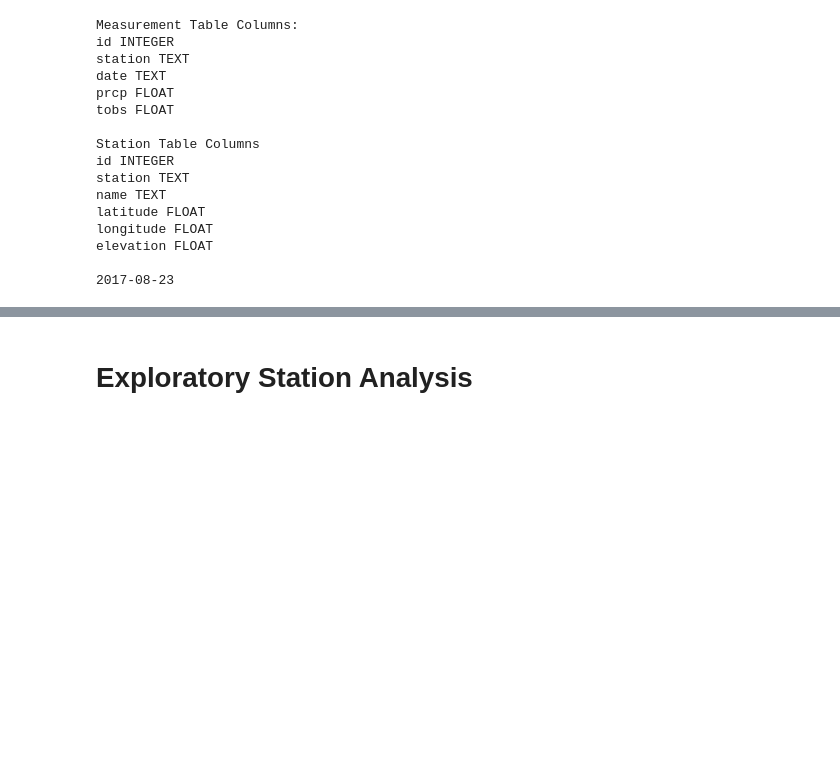
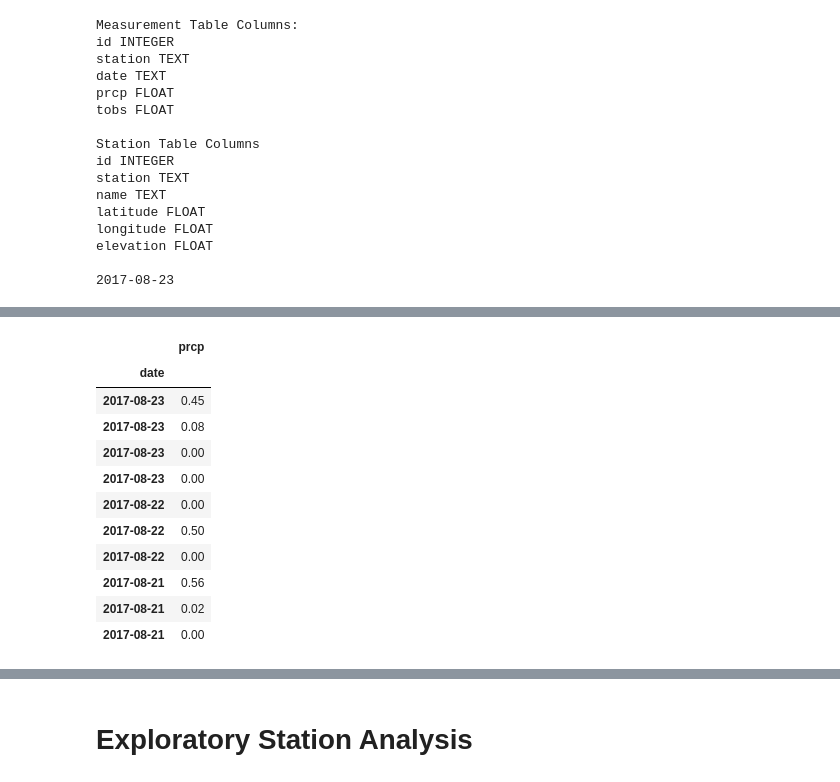
Before and after one commit to danskan/sqlalchemy-challenge, a Jupyter notebook: climate_starter.ipynb, the cells around one changed output, grey strips where cells are left out. Cells and saved outputs as stored; diff of their text form; code cells hidden in the pictures; blank space fills up the shorter version.

```diff
--- a/climate_starter.ipynb
+++ b/climate_starter.ipynb
@@ -79,15 +79,19 @@ elevation FLOAT
 # Starting from the most recent data point in the database.
 
 # Calculate the date one year from the last date in data set.
-
+one_year_ago = dt.datetime.strptime(most_recent_date[0], '%Y-%m-%d') - dt.timedelta(days=365)
+print(f'Last Twelve Months: {one_year_ago}')
 
 # Perform a query to retrieve the data and precipitation scores
-
+selection = [measurement.date, measurement.prcp]
+precip = session.query(*selection).filter(measurement.date >= one_year_ago).all()
 
 # Save the query results as a Pandas DataFrame and set the index to the date column
-
+precip_df = pd.DataFrame(precip)
 
 # Sort the dataframe by date
-
-
-# Use Pandas Plotting with Matplotlib to plot the data
+precip_df.sort_values(['date'], ascending = False, inplace=True)
+precip_df.dropna(how='any', inplace=True)
+final_precip_df = precip_df.set_index('date')
+final_precip_df.head(10)
+# %% [output]
@@ -93,0 +99,12 @@ elevation FLOAT
+|  | prcp |
+| date |  |
+| 2017-08-23 | 0.45 |
+| 2017-08-23 | 0.08 |
+| 2017-08-23 | 0.00 |
+| 2017-08-23 | 0.00 |
+| 2017-08-22 | 0.00 |
+| 2017-08-22 | 0.50 |
+| 2017-08-22 | 0.00 |
+| 2017-08-21 | 0.56 |
+| 2017-08-21 | 0.02 |
+| 2017-08-21 | 0.00 |
```
Also changed, not shown: parts of 9 cells of this notebook, 13 other files.
